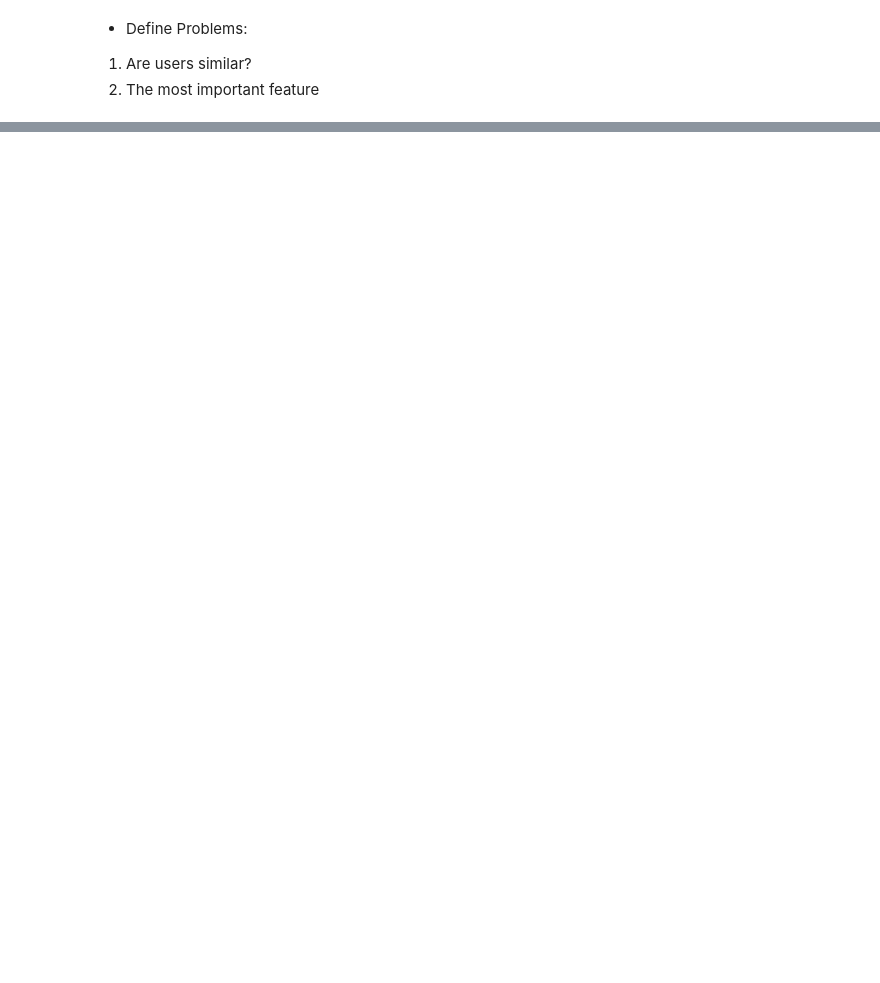
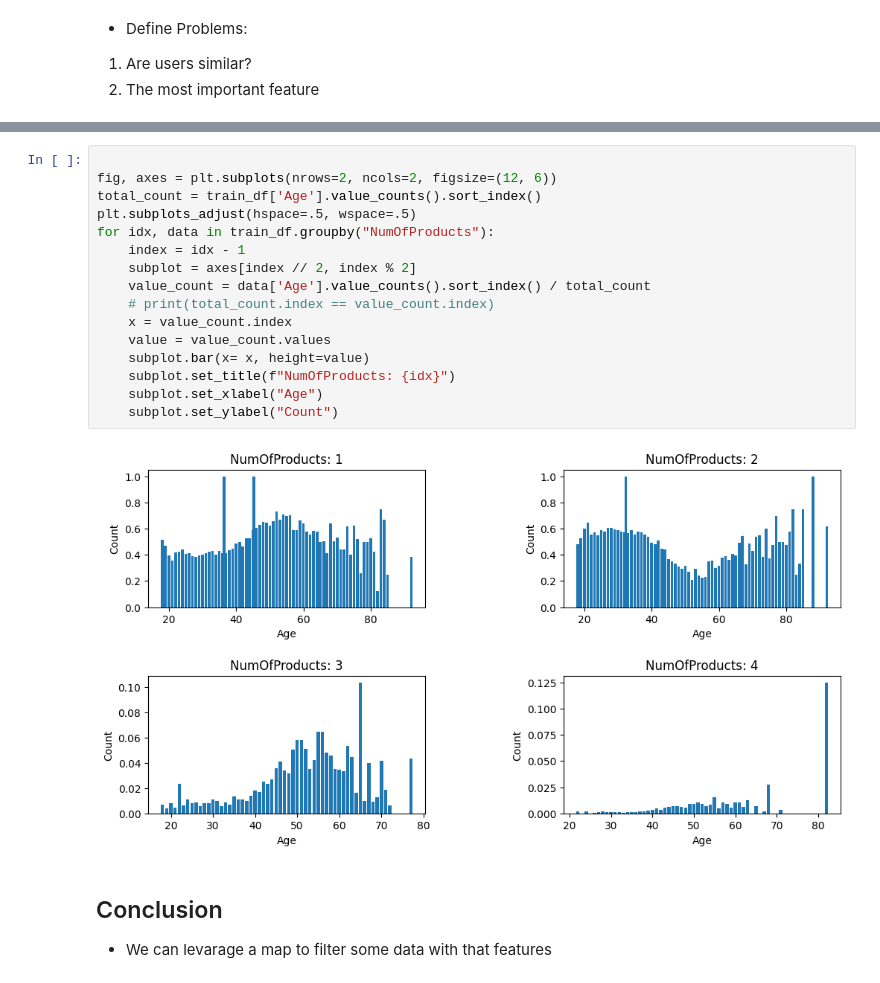
Before and after one commit to kenny1208/playground-series-s4e1, a Jupyter notebook: analysis/data_analysis.ipynb, the cells around one changed output, grey strips where cells are left out. Drawn from its saved outputs; the diff is of its cells as text; blank space fills up the shorter version.

```diff
--- a/analysis/data_analysis.ipynb
+++ b/analysis/data_analysis.ipynb
@@ -22,0 +117,21 @@ train_df
+# %%
+
+fig, axes = plt.subplots(nrows=2, ncols=2, figsize=(12, 6))
+total_count = train_df['Age'].value_counts().sort_index()
+plt.subplots_adjust(hspace=.5, wspace=.5)
+for idx, data in train_df.groupby("NumOfProducts"):
+    index = idx - 1
+    subplot = axes[index // 2, index % 2]
+    value_count = data['Age'].value_counts().sort_index() / total_count
+    # print(total_count.index == value_count.index)
+    x = value_count.index
+    value = value_count.values
+    subplot.bar(x= x, height=value)
+    subplot.set_title(f"NumOfProducts: {idx}")
+    subplot.set_xlabel("Age")
+    subplot.set_ylabel("Count")
+# %% [output]
+[figure, added]
+# %% [markdown]
+## Conclusion
+* We can levarage a map to filter some data with that features
```
Also changed, not shown: parts of 15 cells of this notebook.
